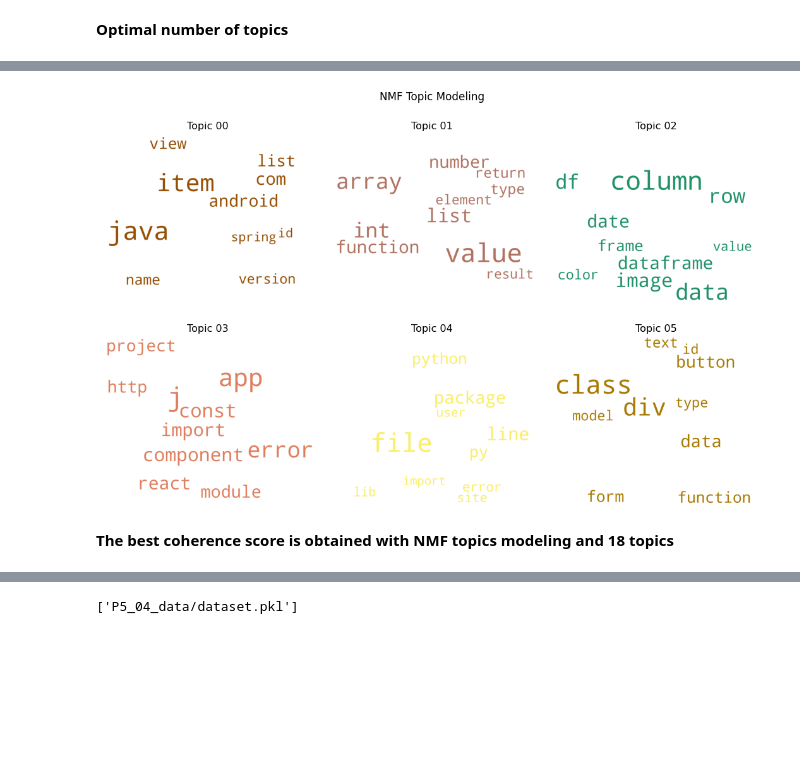
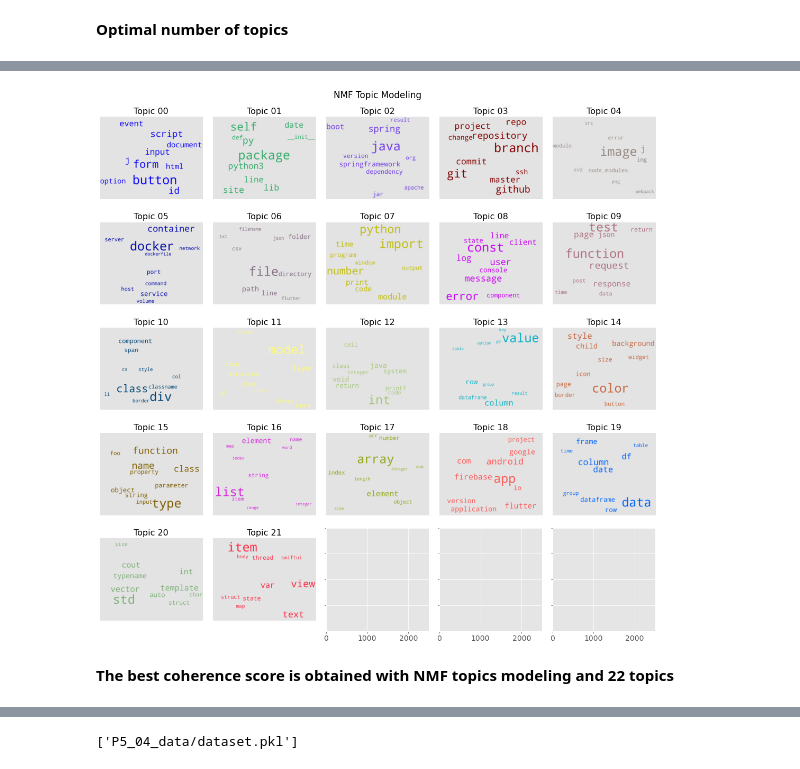
Before and after one commit to FlorianFormentini/OC_IML_P5_TagSuggestionSystem, a Jupyter notebook: P5_02_models.ipynb, the cells around one changed output, grey strips where cells are left out. Cells and saved outputs as stored; diff of their text form; code cells hidden in the pictures; blank space fills up the shorter version.

Commit message:
tuning models in notebook + fix API

```diff
--- a/P5_02_models.ipynb
+++ b/P5_02_models.ipynb
@@ -370,11 +373,11 @@ pyLDAvis.disable_notebook()
 # %%
 colors_list = [color for name, color in mcolors.XKCD_COLORS.items()]
 # %%
-def display_wordcloud(model, title, plot_format=(2, 3), size=(10, 15), nb_words=10):
-    cloud = WordCloud(background_color='white',
+def display_wordcloud(model, title, plot_format=(2, 3), size=(10, 15)):
+    cloud = WordCloud(background_color='#e3e3e3',
                       width=2500,
                       height=2000,
-                      max_words=nb_words,
+                      max_words=10,
                       colormap='tab10',
                       color_func=lambda *args, **kwargs: colors_list[i],
                       prefer_horizontal=1.0)
@@ -383,6 +386,7 @@ def display_wordcloud(model, title, plot_format=(2, 3), size=(10, 15), nb_words=
 
     fig, axes = plt.subplots(plot_format[0], plot_format[1], figsize=size, sharex=True, sharey=True)
     fig.suptitle(title)
+    fig.patch.set_facecolor('WHITE')
     for i, ax in enumerate(axes.flatten()):
         if i < len(topics):
             fig.add_subplot(ax)
@@ -511,10 +516,10 @@ Topic 05 :
 # %%
-shuffle(colors_list)  # if a topic is hard to read
-display_wordcloud(nmf_model_gensim, title='NMF Topic Modeling', plot_format=(2, 3), size=(15, 10), nb_words=10)
+shuffle(colors_list)  # if a wordcloud is hard to read
+display_wordcloud(nmf_model_gensim, title='NMF Topic Modeling', plot_format=(5, 5), size=(15, 15))
 # %% [output]
-[figure, old version]
+[figure, new version]
 # %% [markdown]
-**The best coherence score is obtained with NMF topics modeling and 18 topics**
+**The best coherence score is obtained with NMF topics modeling and 22 topics**
 # %%
 %%time
 # assign topics to each doc
```
Also changed, not shown: parts of 75 cells of this notebook, 3 other files.
